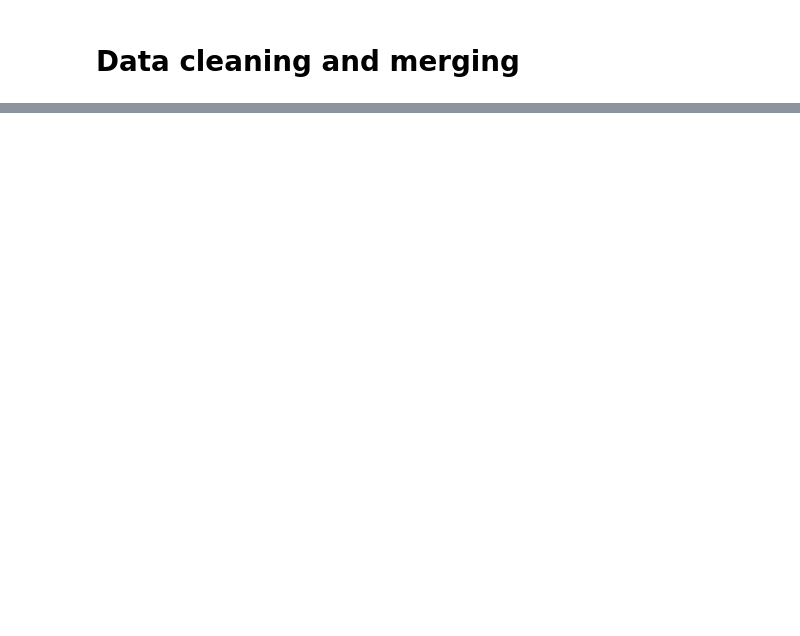
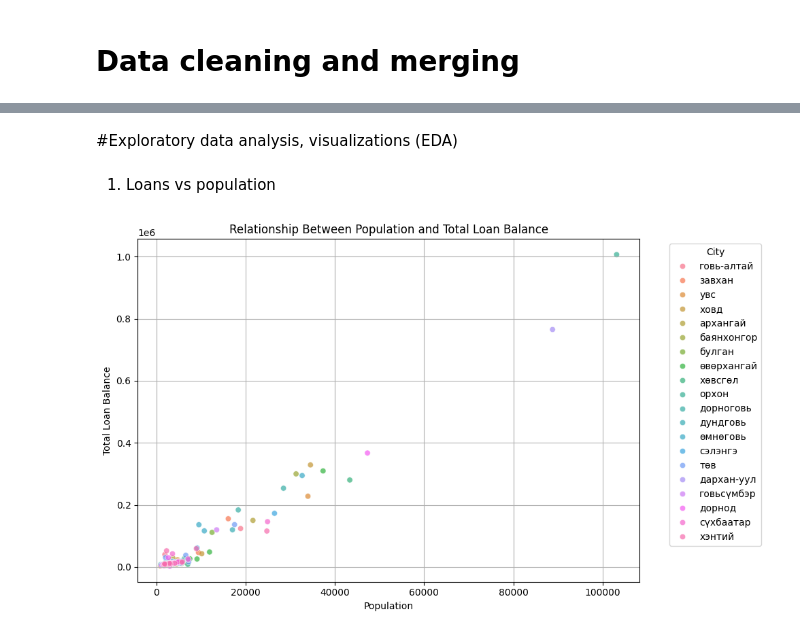
Before and after one commit to UjinBoldbaatar/branch-expansion-ml-golomt-bank-mongolia, a Jupyter notebook: notebooks/data_cleaning_and_merging.ipynb, the cells around one changed output, grey strips where cells are left out. Saved outputs shown, nothing was run; the diff lists cells and outputs as text; code cells hidden in the pictures; blank space fills up the shorter version.

Commit message:
Merged & Cleaned

```diff
--- a/notebooks/data_cleaning_and_merging.ipynb
+++ b/notebooks/data_cleaning_and_merging.ipynb
@@ -89,0 +135,32 @@ See the caveats in the documentation: https://pandas.pydata.org/pandas-docs/stab
+# %%
+col = ['Companies', 'Normal', 'Delinquent', 'Overdue', 'Time_deposits', 'Timeless_deposits', 'Total_banks_branches']
+
+for c in col:
+    merged_df[c] = merged_df[c].astype(str).str.replace(',', '')
+    merged_df[c] = pd.to_numeric(merged_df[c], errors='coerce')
+    merged_df[c] = merged_df[c].astype('float64')
+# %% [markdown]
+#Exploratory data analysis, visualizations (EDA)
+# %% [markdown]
+1. Loans vs population
+# %%
+import matplotlib.pyplot as plt
+import seaborn as sns
+
+# Optional: Remove missing or zero values
+df = merged_df.copy()
+df = df[(df['Grand Total'] > 0) & (df['Total_loan_balance'] > 0)]
+
+# Plot
+plt.figure(figsize=(10, 6))
+sns.scatterplot(data=df, x='Grand Total', y='Total_loan_balance', hue='City', alpha=0.7)
+
+plt.title('Relationship Between Population and Total Loan Balance')
+plt.xlabel('Population')
+plt.ylabel('Total Loan Balance')
+plt.legend(title='City', bbox_to_anchor=(1.05, 1), loc='upper left')
+plt.grid(True)
+plt.tight_layout()
+plt.show()
+# %% [output]
+[figure, added]
```
Also changed, not shown: parts of 14 cells of this notebook.
